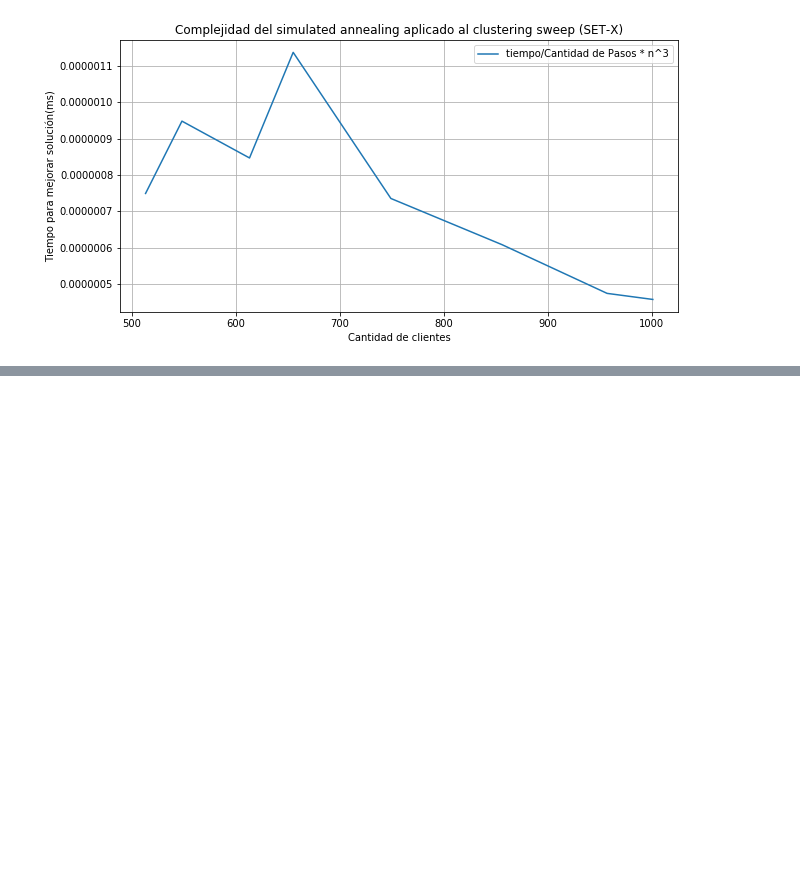
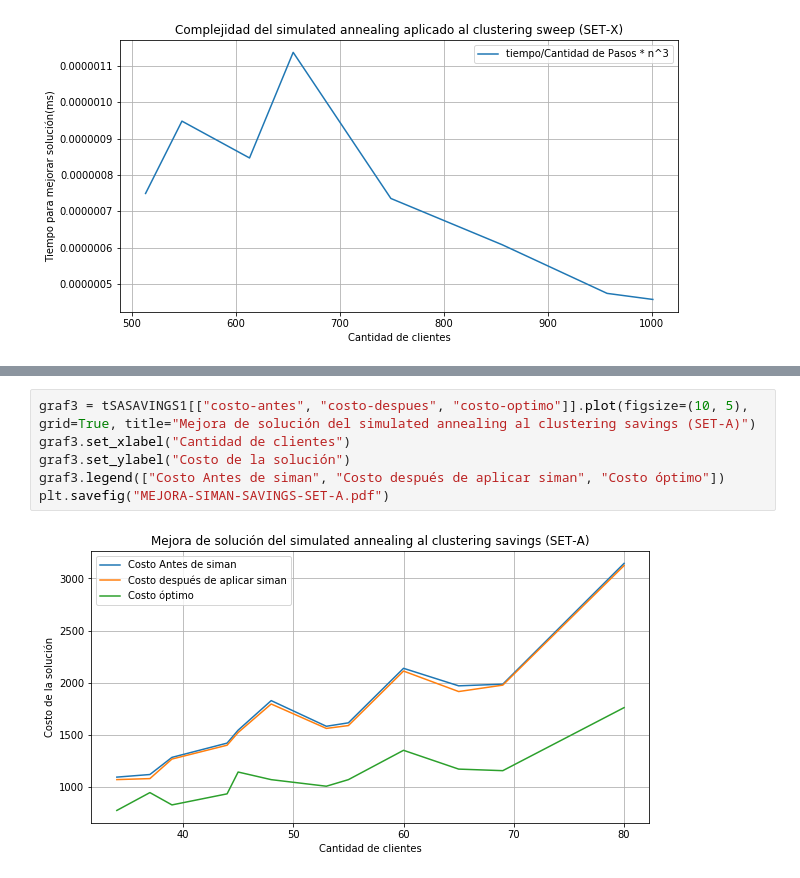
Before and after one commit to gonzalokun/AEDTP3Cod45, a Jupyter notebook: AED3TP3.ipynb, the cells around one changed output, grey strips where cells are left out. Drawn from its saved outputs; the diff is of its cells as text; blank space fills up the shorter version.

```diff
--- a/AED3TP3.ipynb
+++ b/AED3TP3.ipynb
@@ -394,0 +459,8 @@ plt.savefig("COMPLEJIDAD-SIMAN-SWEEP-SET-X.pdf")
+# %%
+graf3 = tSASAVINGS1[["costo-antes", "costo-despues", "costo-optimo"]].plot(figsize=(10, 5), grid=True, title="Mejora de solución del simulated annealing al clustering savings (SET-A)")
+graf3.set_xlabel("Cantidad de clientes")
+graf3.set_ylabel("Costo de la solución")
+graf3.legend(["Costo Antes de siman", "Costo después de aplicar siman", "Costo óptimo"])
+plt.savefig("MEJORA-SIMAN-SAVINGS-SET-A.pdf")
+# %% [output]
+[figure, added]
```
Also changed, not shown: parts of 13 cells of this notebook, 56 other files.
